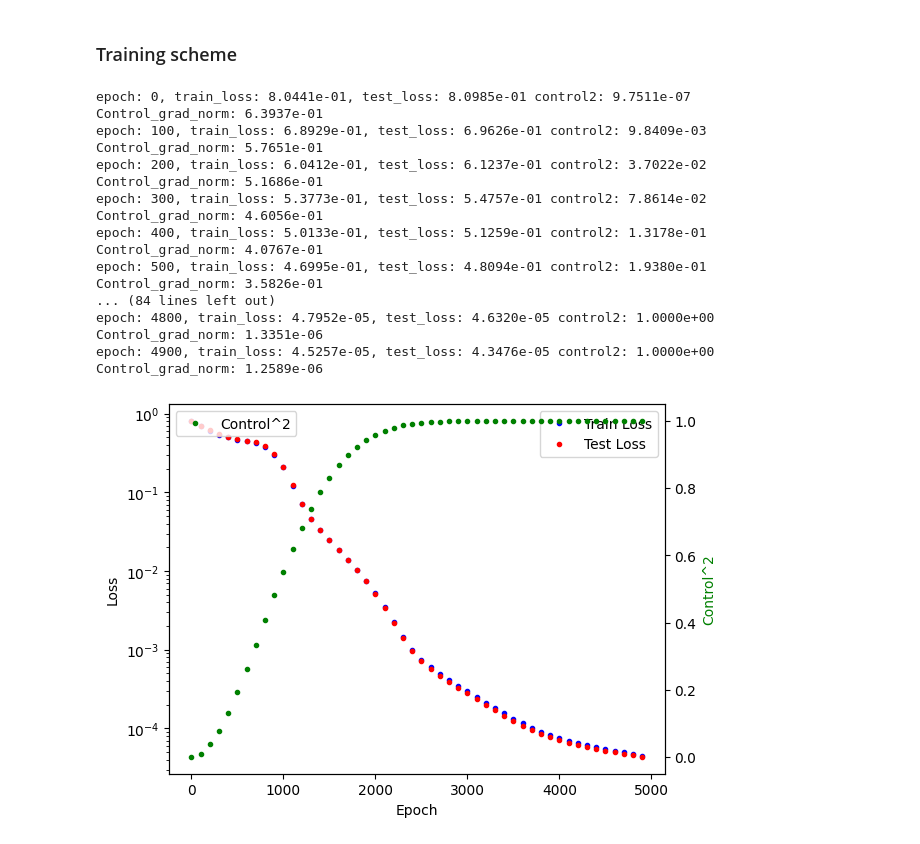
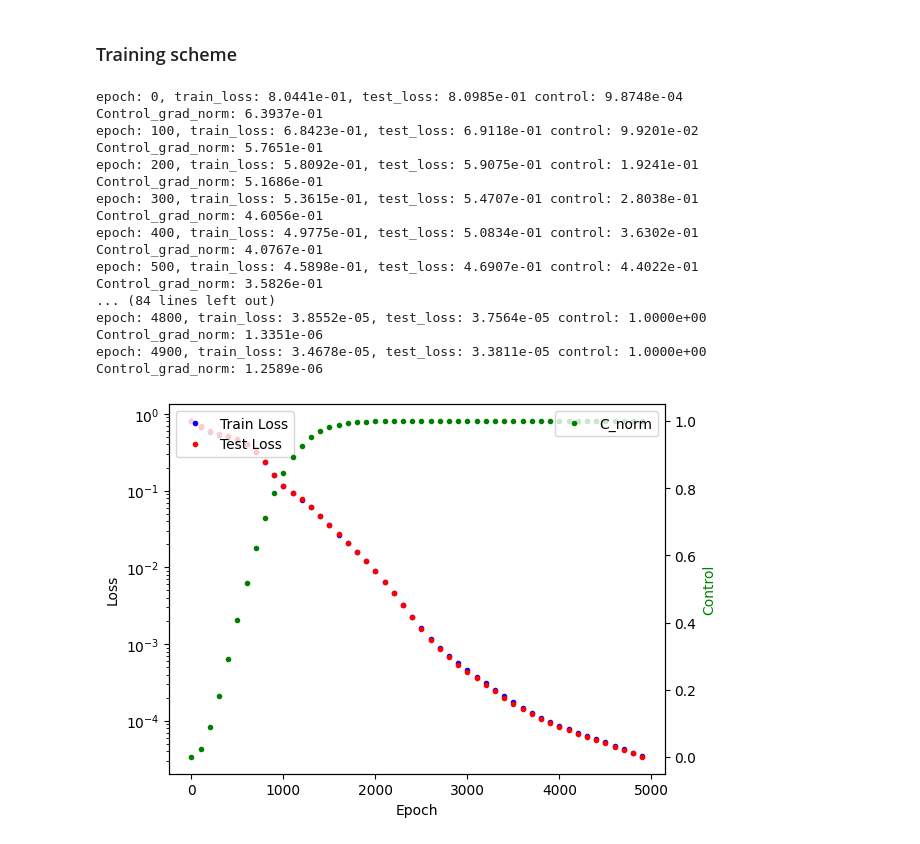
Before and after one commit to TheLedAlchemist/N3, a Jupyter notebook: nbs/bessel_standard.ipynb, the cells around one changed output. Cells and saved outputs as stored; diff of their text form; code cells hidden in the pictures.

```diff
--- a/nbs/bessel_standard.ipynb
+++ b/nbs/bessel_standard.ipynb
@@ -121,7 +121,7 @@ opt_state = optim.init(eqx.filter([n3, control], eqx.is_inexact_array))
 epoch_list = []
 test_losses = []
 train_losses = []
-controls2 = []
+controls = []
 base_grad_norms = []
 control_grad_norms = []
 
@@ -136,53 +136,55 @@ for epoch in range(epochs):
 
         test_losses.append(test_loss)
         train_losses.append(train_loss)
-        controls2.append(control.params.item() ** 2)
+        controls.append(control.params.item())
         control_grad_norms.append(
             grad_norm(eqx.filter_grad(compute_size_loss)(control, size_influence))
         )
         print(
-            f"epoch: {epoch_list[-1]}, train_loss: {train_losses[-1]:.4e}, test_loss: {test_losses[-1]:.4e} control2: {controls2[-1]:.4e}"
+            f"epoch: {epoch_list[-1]}, train_loss: {train_losses[-1]:.4e}, test_loss: {test_losses[-1]:.4e} control: {controls[-1]:.4e}"
         )
         print(f"Control_grad_norm: {control_grad_norms[-1]:.4e}")
 # %% [output]
-epoch: 0, train_loss: 8.0441e-01, test_loss: 8.0985e-01 control2: 9.7511e-07
+epoch: 0, train_loss: 8.0441e-01, test_loss: 8.0985e-01 control: 9.8748e-04
 Control_grad_norm: 6.3937e-01
-epoch: 100, train_loss: 6.8929e-01, test_loss: 6.9626e-01 control2: 9.8409e-03
+epoch: 100, train_loss: 6.8423e-01, test_loss: 6.9118e-01 control: 9.9201e-02
 Control_grad_norm: 5.7651e-01
-epoch: 200, train_loss: 6.0412e-01, test_loss: 6.1237e-01 control2: 3.7022e-02
+epoch: 200, train_loss: 5.8092e-01, test_loss: 5.9075e-01 control: 1.9241e-01
 Control_grad_norm: 5.1686e-01
-epoch: 300, train_loss: 5.3773e-01, test_loss: 5.4757e-01 control2: 7.8614e-02
+epoch: 300, train_loss: 5.3615e-01, test_loss: 5.4707e-01 control: 2.8038e-01
 Control_grad_norm: 4.6056e-01
-epoch: 400, train_loss: 5.0133e-01, test_loss: 5.1259e-01 control2: 1.3178e-01
+epoch: 400, train_loss: 4.9775e-01, test_loss: 5.0834e-01 control: 3.6302e-01
 Control_grad_norm: 4.0767e-01
-epoch: 500, train_loss: 4.6995e-01, test_loss: 4.8094e-01 control2: 1.9380e-01
+epoch: 500, train_loss: 4.5898e-01, test_loss: 4.6907e-01 control: 4.4022e-01
 Control_grad_norm: 3.5826e-01
 ... (84 lines left out)
-epoch: 4800, train_loss: 4.7952e-05, test_loss: 4.6320e-05 control2: 1.0000e+00
+epoch: 4800, train_loss: 3.8552e-05, test_loss: 3.7564e-05 control: 1.0000e+00
 Control_grad_norm: 1.3351e-06
-epoch: 4900, train_loss: 4.5257e-05, test_loss: 4.3476e-05 control2: 1.0000e+00
+epoch: 4900, train_loss: 3.4678e-05, test_loss: 3.3811e-05 control: 1.0000e+00
 Control_grad_norm: 1.2589e-06
 # %%
 fig, ax1 = plt.subplots()
 
 # Plotting train and test losses
 ax1.plot(epoch_list, train_losses, "b.", label="Train Loss")
 ax1.plot(epoch_list, test_losses, "r.", label="Test Loss")
 ax1.set_xlabel("Epoch")
 ax1.set_ylabel("Loss", color="k")
 ax1.set_yscale("log")
 # ax1.set_xscale("log")
 
 # Creating a second y-axis to plot control gradient norms
 ax2 = ax1.twinx()
-ax2.plot(epoch_list, controls2, "g.", label="Control^2")
-ax2.set_ylabel("Control^2", color="g")
+ax2.plot(
+    epoch_list, jnp.sin((jnp.pi / 2) * jnp.array(controls)) ** 2, "g.", label="C_norm"
+)
+ax2.set_ylabel("Control", color="g")
 
-ax1.legend()
-ax2.legend()
+ax1.legend(loc="upper left")
+ax2.legend(loc="upper right")
 plt.show()
 # %% [output]
-[figure, old version]
+[figure, new version]
 # %%
 y_pred = jax.vmap(n3, in_axes=(0, None))(x_test, control)
 test_loss = jnp.mean((y_pred - y_test) ** 2)
```
Also changed, not shown: parts of 1 cell of this notebook, 9 other files.
